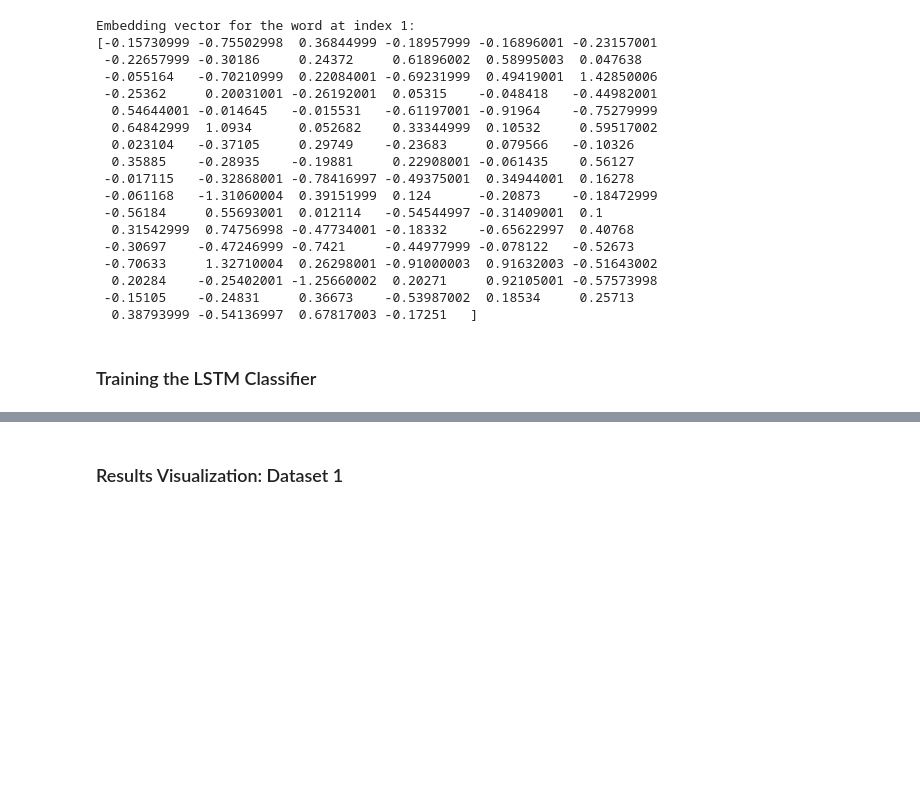
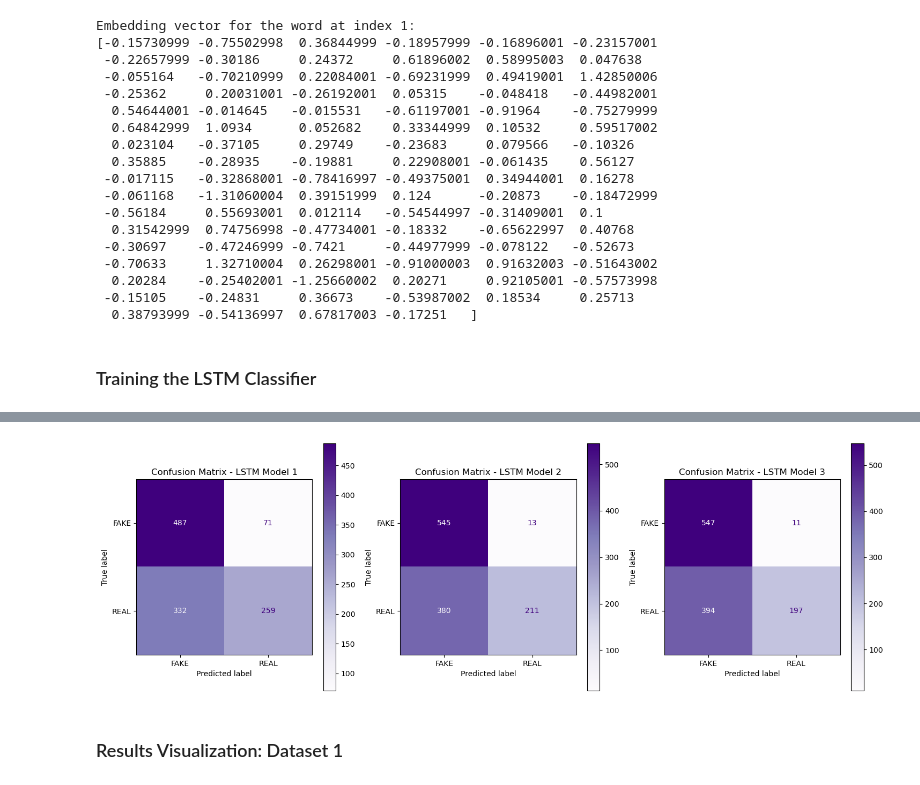
Before and after one commit to milchi03/ML_Project_3, a Jupyter notebook: classic-classifier.ipynb, the cells around one changed output, grey strips where cells are left out. Drawn from its saved outputs; the diff is of its cells as text; code cells hidden in the pictures; blank space fills up the shorter version.

```diff
--- a/classic-classifier.ipynb
+++ b/classic-classifier.ipynb
@@ -475,0 +440,29 @@ Epoch 10/10
+# %%
+y_pred_lstm1_ds1 = (lstm_model1.predict(testing_padded_sequences) > 0.5).astype(int)  # Assuming binary classification
+y_pred_lstm2_ds1 = (lstm_model2.predict(testing_padded_sequences) > 0.5).astype(int)
+y_pred_lstm3_ds1 = (lstm_model3.predict(testing_padded_sequences) > 0.5).astype(int)
+
+
+cm_lstm1_ds1 = confusion_matrix(dataset1_y_test, y_pred_lstm1_ds1)
+cm_lstm2_ds1 = confusion_matrix(dataset1_y_test, y_pred_lstm2_ds1)
+cm_lstm3_ds1 = confusion_matrix(dataset1_y_test, y_pred_lstm3_ds1)
+
+
+fig, axs = plt.subplots(1, 3, figsize=(18, 6))
+
+disp1 = ConfusionMatrixDisplay(confusion_matrix=cm_lstm1_ds1, display_labels=['FAKE', 'REAL'])
+disp1.plot(ax=axs[0], cmap='Purples', values_format='d')
+axs[0].set_title("Confusion Matrix - LSTM Model 1")
+
+
+disp2 = ConfusionMatrixDisplay(confusion_matrix=cm_lstm2_ds1, display_labels=['FAKE', 'REAL'])
+disp2.plot(ax=axs[1], cmap='Purples', values_format='d')
+axs[1].set_title("Confusion Matrix - LSTM Model 2")
+
+
+disp3 = ConfusionMatrixDisplay(confusion_matrix=cm_lstm3_ds1, display_labels=['FAKE', 'REAL'])
+disp3.plot(ax=axs[2], cmap='Purples', values_format='d')
+axs[2].set_title("Confusion Matrix - LSTM Model 3")
+
+plt.show()
+# %% [output]
@@ -476,3 +472,4 @@ Epoch 10/10
+[figure, added]
 # %% [markdown]
 ### Results Visualization: Dataset 1
 # %%
```
Also changed, not shown: parts of 29 cells of this notebook.
